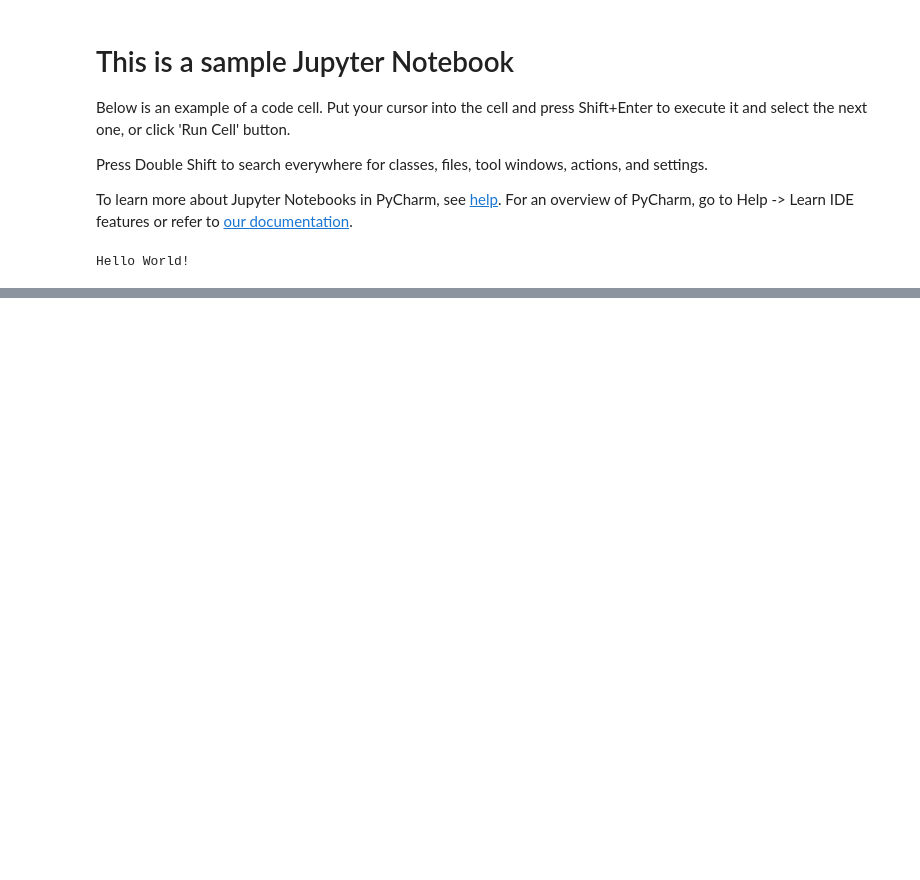
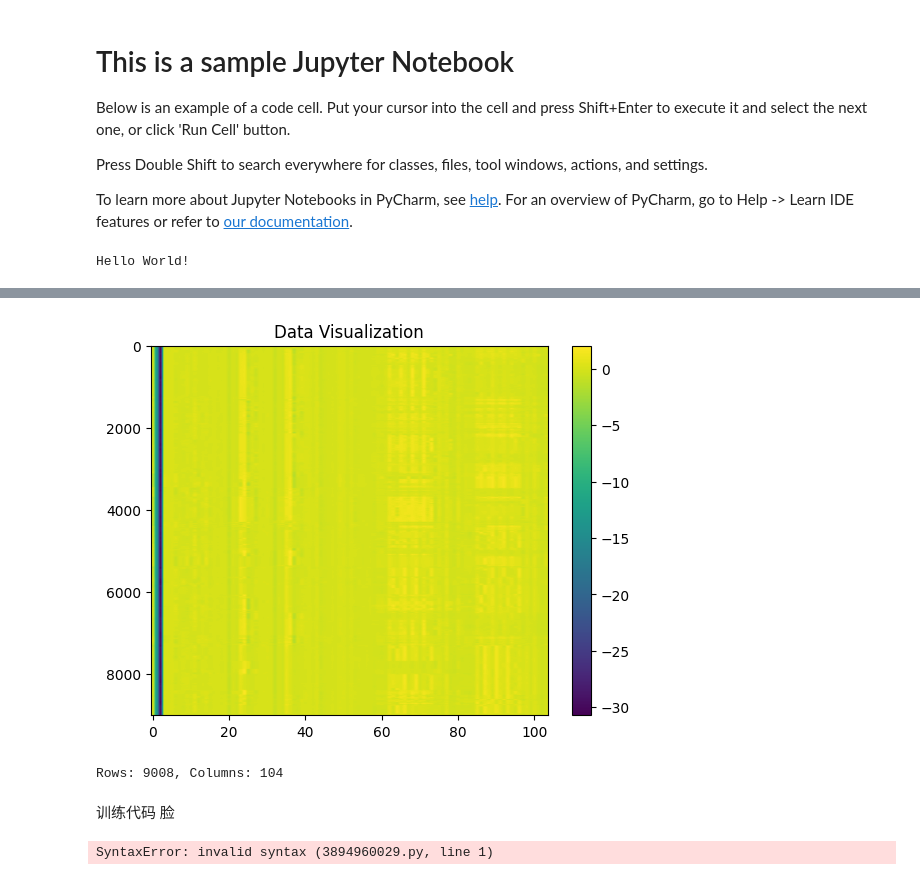
Before and after one commit to sdiver/virtualCAS3, a Jupyter notebook: sample.ipynb, the cells around one changed output, grey strips where cells are left out. Drawn from its saved outputs; the diff is of its cells as text; code cells hidden in the pictures; blank space fills up the shorter version.

```diff
--- a/sample.ipynb
+++ b/sample.ipynb
@@ -36,0 +40,9 @@ print(data)
+# %%
+import numpy as np
+np.set_printoptions(threshold=10000)
+model_dir = 'dataset/GQS883'
+ckpt_path = f'{model_dir}/scene02_body_pose.npy'
+data = np.load(ckpt_path)
+print(data)
+print(data.shape)  # 输出数组的形状
+print(data.dtype)  # 输出数据类型
@@ -36,0 +102,20 @@ print(data)
+# %%
+import matplotlib.pyplot as plt
+
+plt.imshow(data, aspect='auto', cmap='viridis')
+plt.colorbar()
+plt.title('Data Visualization')
+plt.show()
+# %% [output]
+[figure, added]
+# %%
+rows, cols = data.shape
+print(f"Rows: {rows}, Columns: {cols}")
+# %% [output]
+Rows: 9008, Columns: 104
+# %% [markdown]
+训练代码 脸
+# %%
+python -m train.train_diffusion --save_dir checkpoints/diffusion/c1_face_test --data_root ./data/ --batch_size 4 --dataset social --data_format face --layers 8 --heads 8 --timestep_respacing '' --max_seq_length 600
+# %% [output]
+SyntaxError: invalid syntax (3894960029.py, line 1)
```
Also changed, not shown: parts of 4 cells of this notebook, 9 other files.
